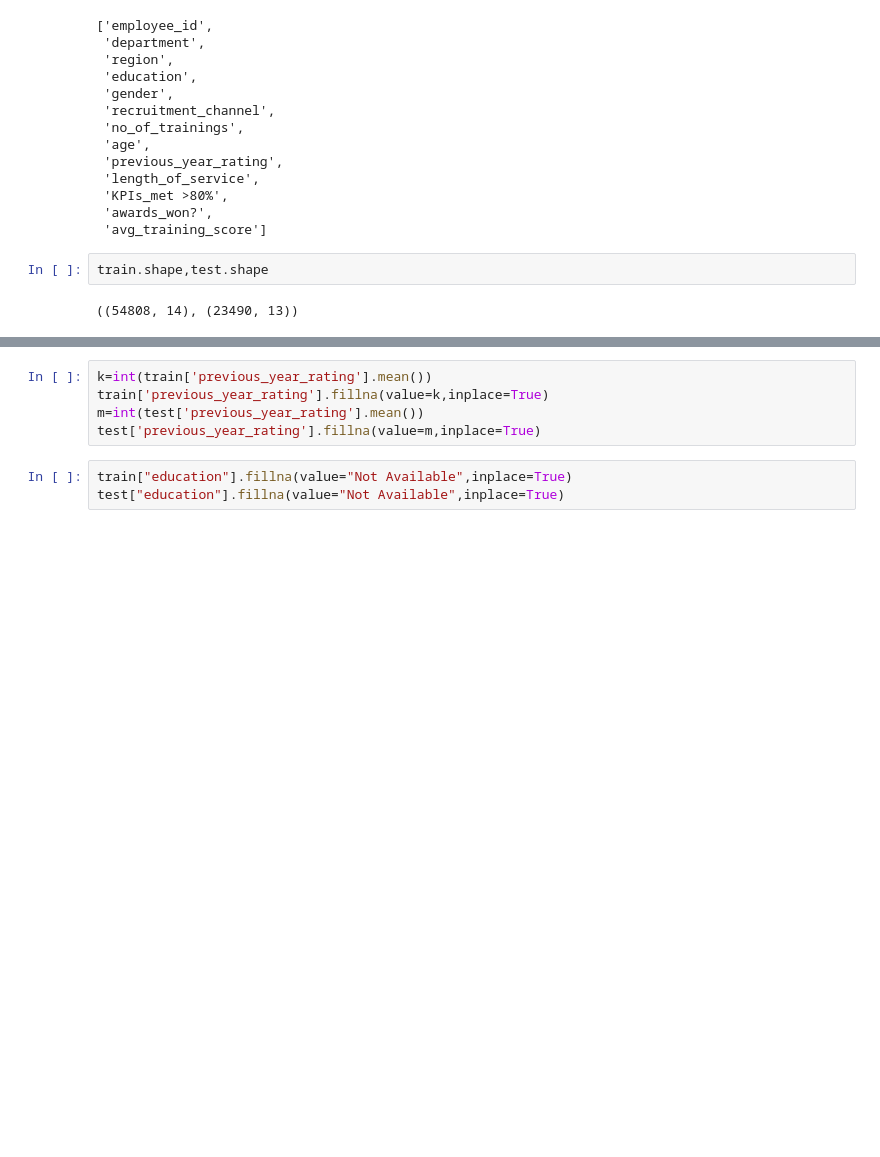
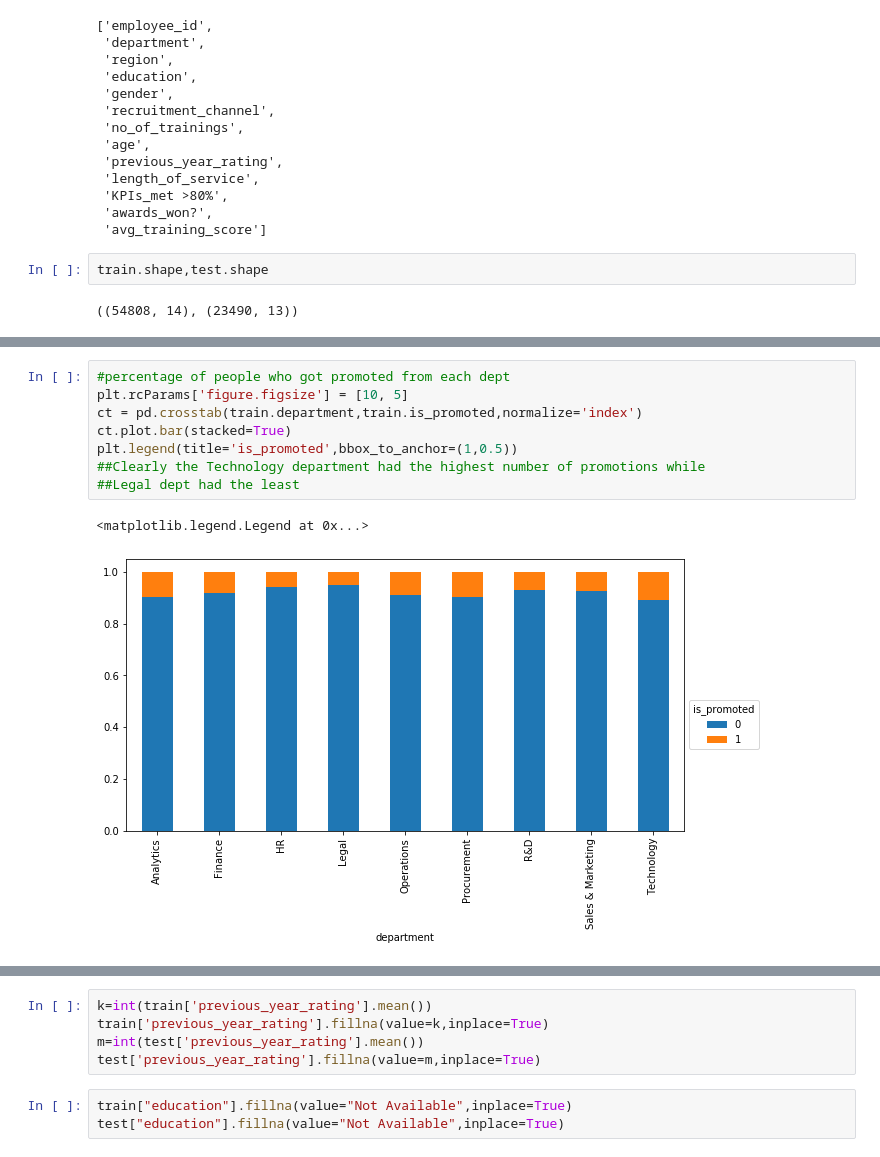
Before and after one commit to Ayush-08/Makeathon3077, a Jupyter notebook: nmodel.ipynb, the cells around one changed output, grey strips where cells are left out. Saved outputs shown, nothing was run; the diff lists cells and outputs as text; blank space fills up the shorter version.

```diff
--- a/nmodel.ipynb
+++ b/nmodel.ipynb
@@ -94,2 +98,13 @@ Data columns (total 14 columns):
 dtypes: float64(1), int64(8), object(5)
 memory usage: 5.9+ MB
+# %%
+#percentage of people who got promoted from each dept
+plt.rcParams['figure.figsize'] = [10, 5]
+ct = pd.crosstab(train.department,train.is_promoted,normalize='index')
+ct.plot.bar(stacked=True)
+plt.legend(title='is_promoted',bbox_to_anchor=(1,0.5))
+##Clearly the Technology department had the highest number of promotions while
+##Legal dept had the least
+# %% [output]
+<matplotlib.legend.Legend at 0x...>
+[figure, added]
```
Also changed, not shown: parts of 11 cells of this notebook.
